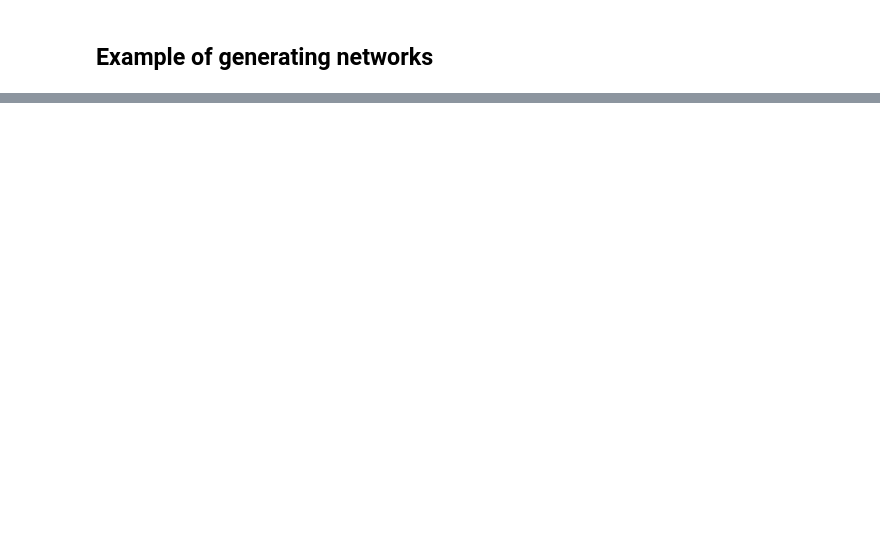
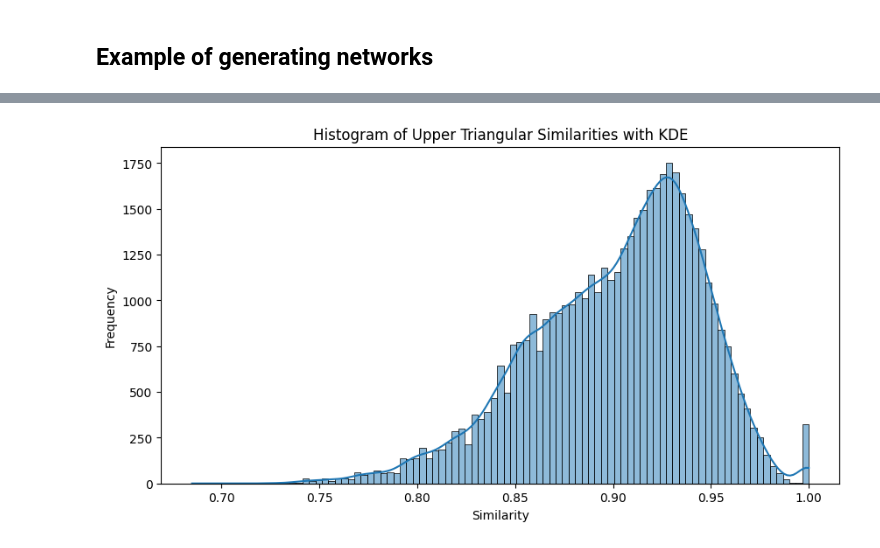
Before and after one commit to hughvd/UM-CAI-Fellowship, a Jupyter notebook: umgpt_recommender/embedding_visualizations.ipynb, the cells around one changed output, grey strips where cells are left out. Saved outputs shown, nothing was run; the diff lists cells and outputs as text; code cells hidden in the pictures; blank space fills up the shorter version.

```diff
--- a/umgpt_recommender/embedding_visualizations.ipynb
+++ b/umgpt_recommender/embedding_visualizations.ipynb
@@ -186,0 +217,17 @@ word_df
+# %%
+np.fill_diagonal(similarity_matrix, np.nan)
+upper_tri_indices = np.triu_indices_from(similarity_matrix, k=1)
+similarities = similarity_matrix[upper_tri_indices]
+# %%
+import matplotlib.pyplot as plt
+import seaborn as sns
+
+# Plot histogram
+plt.figure(figsize=(10, 5))
+sns.histplot(similarities, kde=True)
+plt.title('Histogram of Upper Triangular Similarities with KDE')
+plt.xlabel('Similarity')
+plt.ylabel('Frequency')
+plt.show()
+# %% [output]
+[figure, added]
```
Also changed, not shown: parts of 15 cells of this notebook, 6 other files.
